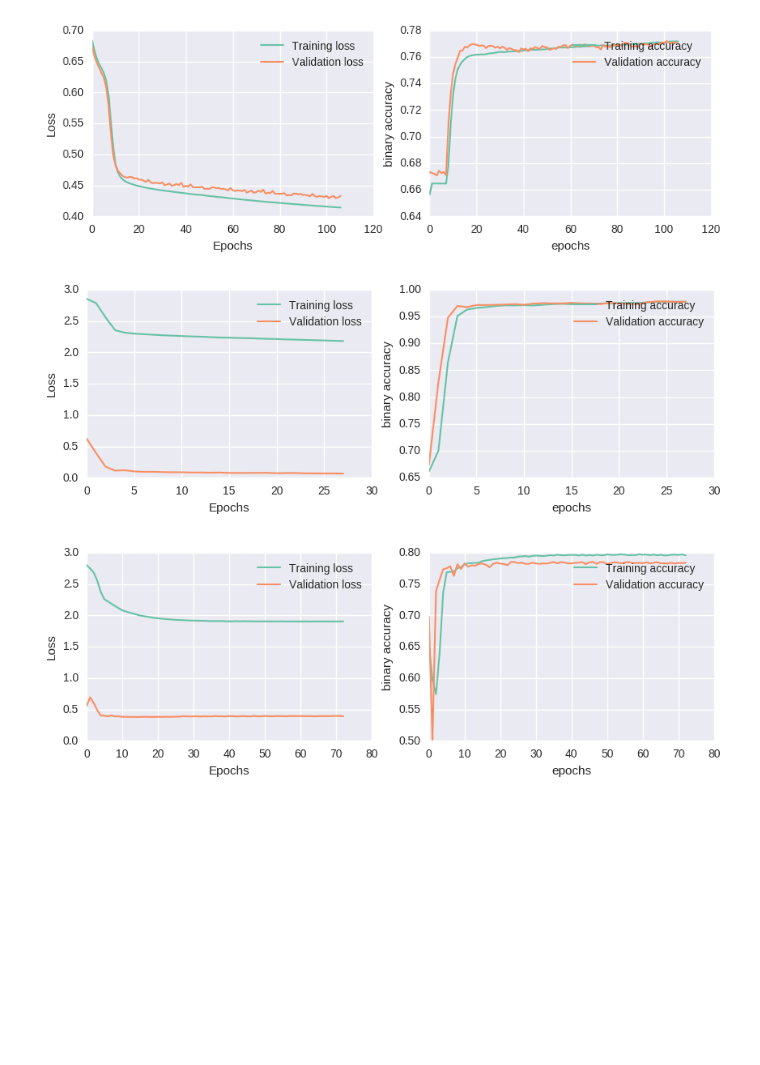
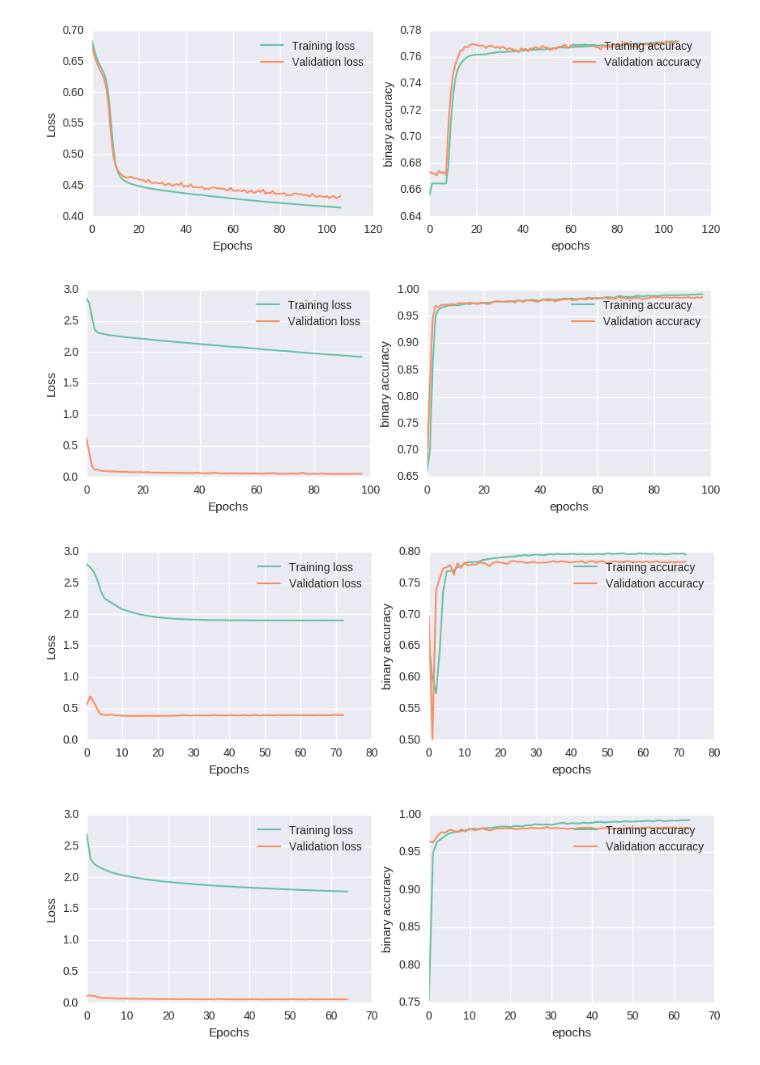
Before and after one commit to OpenGridMap/power-grid-detection, a Jupyter notebook: training/plot_training.ipynb, the cells around one changed output. Saved outputs shown, nothing was run; the diff lists cells and outputs as text; code cells hidden in the pictures; blank space fills up the shorter version.

```diff
--- a/training/plot_training.ipynb
+++ b/training/plot_training.ipynb
@@ -302,9 +302,11 @@ plot_loss_acc('cnn_140_edges_hog_grey_lr_0.001000_nesterov_training.log', figsiz
 # %%
 plot_loss_acc('cnn_140_rgb_corrected_lr_0.005000_sgd_he_normal__l1_0.000010_l2_0.000010_dropout_0.500000_r_training.log', figsize=figsize, xlim=xlim, ylim=ylim)
 plot_loss_acc('cnn_140_rgb_corrected_lr_scheduled_5_0.100000_sgd_he_normal__l1_0.000010_l2_0.000010_dropout_0.500000_r_training.log', figsize=figsize, xlim=xlim, ylim=ylim)
+plot_loss_acc('cnn_140_rgb_corrected_lr_0.100000_decay_0.001500_sgd_he_normal__l1_0.000010_l2_0.000010_dropout_0.500000_r_training.log', figsize=figsize, xlim=xlim, ylim=ylim)
 # %% [output]
-[figure, old version]
+[figure, new version]
 [figure]
+[figure, added]
 # %%
 plot_loss_acc('vgg_140_rgb_corrected_lr_scheduled_5_0.005000_sgd_he_normal__l1_0.000010_l2_0.000010_dropout_0.500000_r_training.log', figsize=figsize, xlim=xlim, ylim=ylim)
 plot_loss_acc('vgg_140_rgb_corrected_lr_0.100000_sgd_he_normal__l1_0.000010_l2_0.000010_dropout_0.500000_r_training.log', figsize=figsize, xlim=xlim, ylim=ylim)
```
Also changed, not shown: parts of 1 cell of this notebook, 3 other files.
